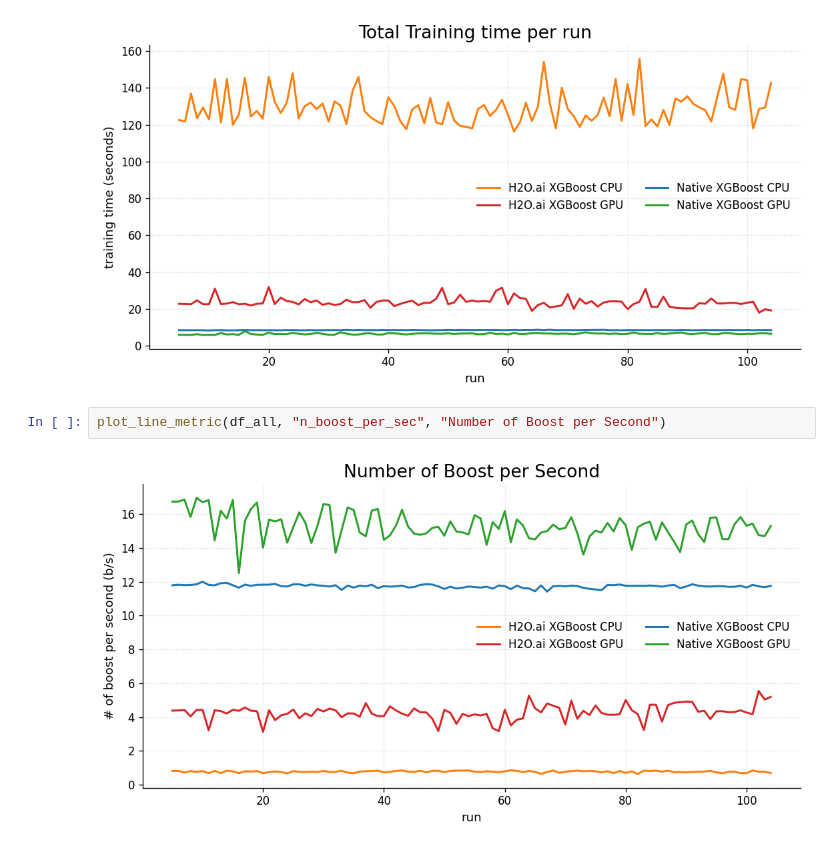
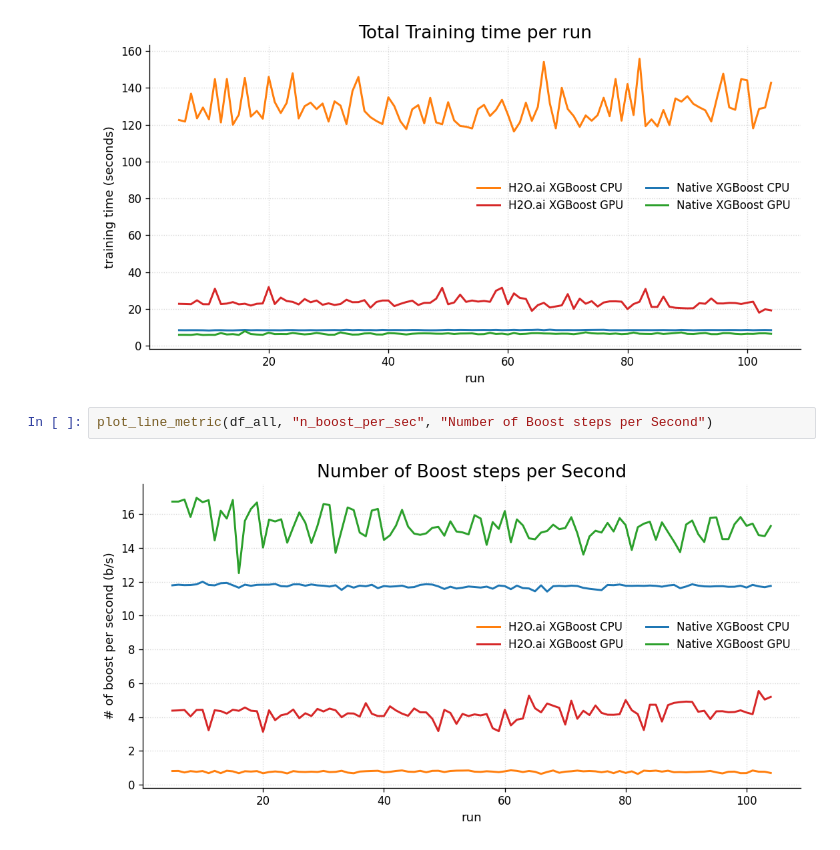
Before and after one commit to jonathankabala/xgboost_benchmark, a Jupyter notebook: src/misc.ipynb, the cells around one changed output. Saved outputs shown, nothing was run; the diff lists cells and outputs as text.

```diff
--- a/src/misc.ipynb
+++ b/src/misc.ipynb
@@ -276,9 +276,9 @@ plot_line_metric(df_all, "full_train_total_s", "Total Training time per run")
 # %% [output]
 [figure]
 # %%
-plot_line_metric(df_all, "n_boost_per_sec", "Number of Boost per Second")
+plot_line_metric(df_all, "n_boost_per_sec", "Number of Boost steps per Second")
 # %% [output]
-[figure, old version]
+[figure, new version]
 # %%
 # Example usage:
 plot_hist_grid(df_all, "full_train_total_s", bins=15,
```
Also changed, not shown: parts of 2 cells of this notebook.
